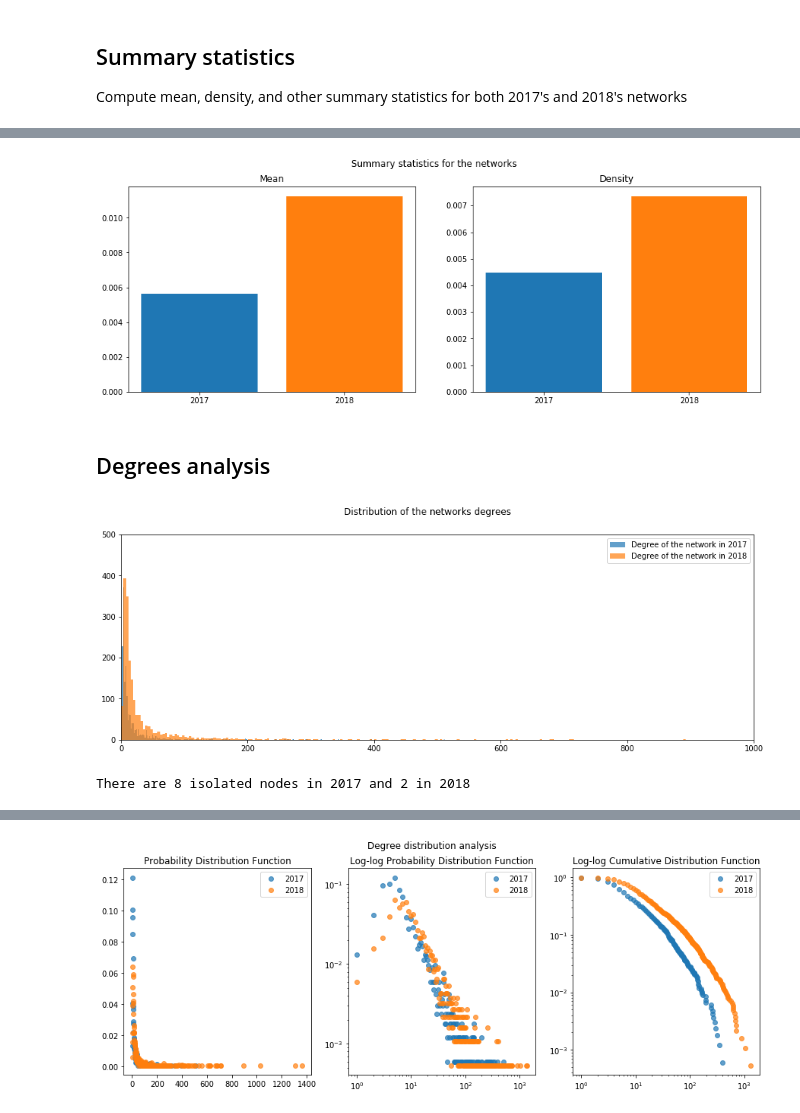
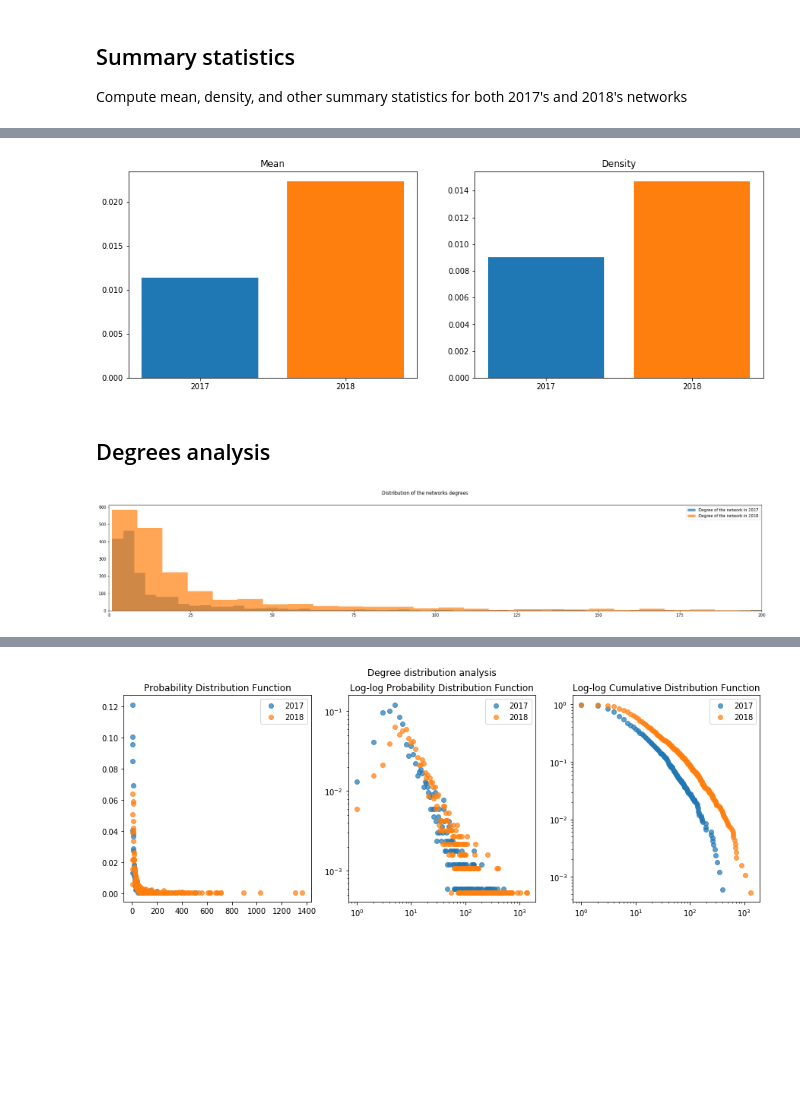
Before and after one commit to damiclem/feminism_network, a Jupyter notebook: analysis.ipynb, the cells around one changed output, grey strips where cells are left out. Drawn from its saved outputs; the diff is of its cells as text; code cells hidden in the pictures; blank space fills up the shorter version.

```diff
--- a/analysis.ipynb
+++ b/analysis.ipynb
@@ -116,0 +132,3 @@ edges_2018.head()
+# %%
+# Define years under examination
+years = [2017, 2018]
@@ -166,10 +197,14 @@ Adjacency matrix for tweets in 2018
+# %%
+# Get numpy adjacency matrices
+adj_matrix = dict()
+for y in years:
+    adj_matrix[y] = nx.to_numpy_matrix(network[y], weight='counts')
 # %%
 # Show adjacency matrices
 fig, axs = plt.subplots(1, 2, figsize=(15, 5))
-_ = fig.suptitle('Adjacency matrix for co-occurring words in tweets of 2017 and 2018, not weighted')
-_ = axs[0].set_title('Year 2017')
-_ = axs[0].imshow(np.minimum(X_2017, np.ones(X_2017.shape)), cmap='viridis')
-_ = axs[1].set_title('Year 2018')
-_ = axs[1].imshow(np.minimum(X_2018, np.ones(X_2018.shape)), cmap='viridis')
+# Print adjacency matrix for each network
+for i, y in enumerate(years):
+    _ = axs[i].set_title('{:d}\'s network adjacency matrix'.format(y))
+    _ = axs[i].imshow(np.minimum(adj_matrix[y], np.ones(adj_matrix[y].shape)))
 _ = plt.show()
 # %% [output]
@@ -199,0 +216,15 @@ Density value of the network is 0.004 in 2017 and 0.007 in 2018
+# %%
+# Initialize summary statistics
+mean = {}
+density = {}
+
+# Compute mean and density
+for y in years:
+    x = adj_matrix[y]  # Get adjacency matrix for current network
+    n = x.shape[0]  # Get dimension of the adjacency matrix
+    mean[y] = x.sum().sum() / (n * (n - 1))
+    density[y] = np.minimum(x, np.ones((n, n))).sum().sum() / (n * (n - 1))
+
+# Print out results
+for y in years:
+    print('{:d}\'s network has mean={:.04f} and density={:.04f}'.format(y, mean[y], density[y]))
@@ -200,15 +234,15 @@ Density value of the network is 0.004 in 2017 and 0.007 in 2018
 # %%
 # Show summary statistics graphically
 fig, axs = plt.subplots(1, 2, figsize=(15, 5))
-_ = fig.suptitle('Summary statistics for the networks')
 _ = axs[0].set_title('Mean')
-_ = axs[0].bar(['2017'], [mean_2017])
-_ = axs[0].bar(['2018'], [mean_2018])
 _ = axs[1].set_title('Density')
-_ = axs[1].bar(['2017'], [density_2017])
-_ = axs[1].bar(['2018'], [density_2018])
+# Print scores for either 2017 and 2018
+for y in years:
+    _ = axs[0].bar(str(y), mean[y])
+    _ = axs[1].bar(str(y), density[y])
+# Make plot
 _ = plt.show()
 # %% [output]
-[figure, old version]
+[figure, new version]
 # %% [markdown]
 ## Degrees analysis
@@ -223,23 +249,12 @@ degrees_2018 = pd.Series({node: val for node, val in net_2018.degree()})
 # %%
 # Compare degrees graphically
-fig, ax = plt.subplots(figsize=(15, 5))
+fig, ax = plt.subplots(figsize=(30, 5))
 _ = fig.suptitle('Distribution of the networks degrees')
-_ = ax.hist(degrees_2017.values, bins=1000, alpha=0.7)
-_ = ax.hist(degrees_2018.values, bins=1000, alpha=0.7)
-_ = ax.set_ylim(0, 500)
-_ = ax.set_xlim(0, 1000)
+_ = ax.hist(get_degree(network[2017]), bins=500, alpha=0.7)
+_ = ax.hist(get_degree(network[2018]), bins=500, alpha=0.7)
+_ = ax.set_xlim(0, 200)
 _ = ax.legend(['Degree of the network in 2017',
                'Degree of the network in 2018'])
 _ = plt.show()
 # %% [output]
-[figure, old version]
+[figure, new version]
-# %%
-# Spot isolated nodes
-isolated_2017 = degrees_2017.index[degrees_2017 == 0.0]
-isolated_2018 = degrees_2018.index[degrees_2018 == 0.0]
-
-# Print out results
-print('There are {:d} isolated nodes in 2017 and {:d} in 2018'.format(len(isolated_2017),
-                                                                      len(isolated_2018)))
-# %% [output]
-There are 8 isolated nodes in 2017 and 2 in 2018
```
Also changed, not shown: parts of 45 cells of this notebook, 11 other files.
